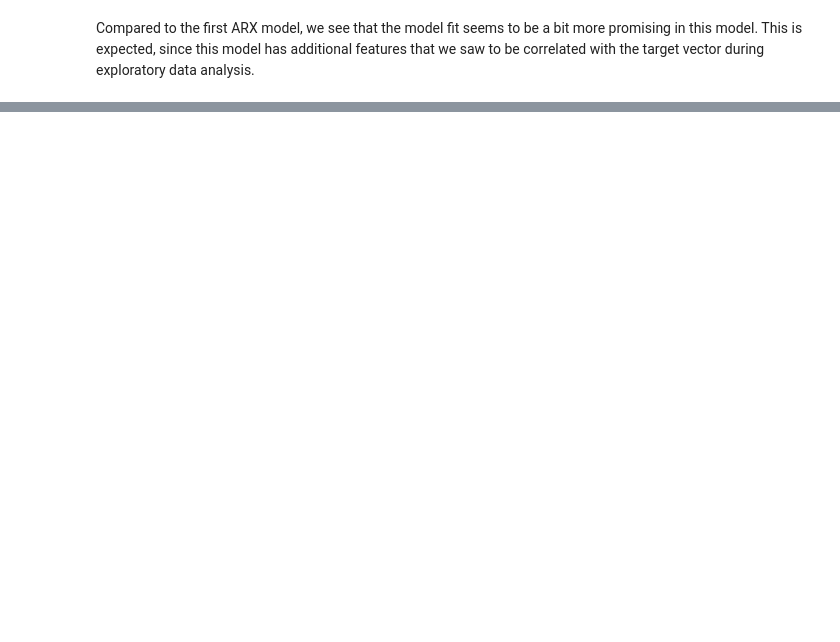
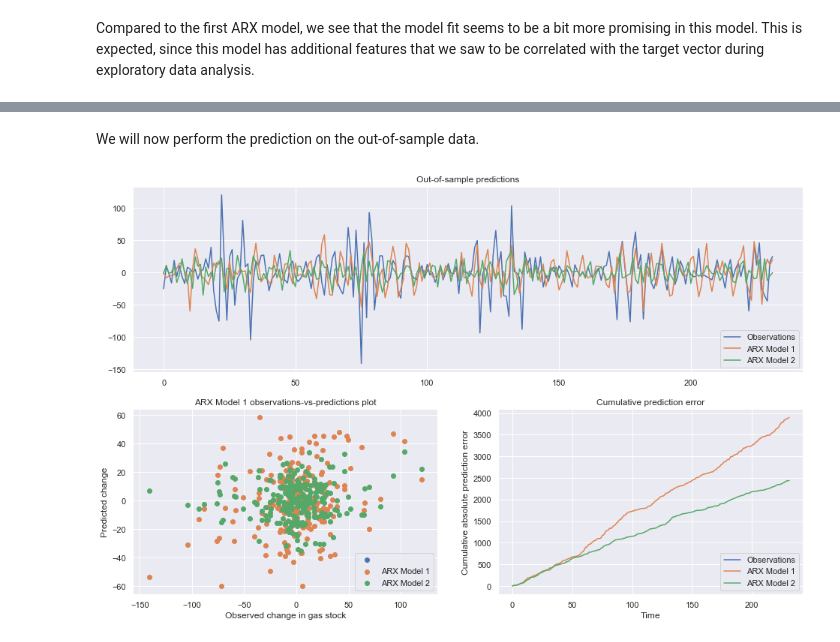
Before and after one commit to KurtButler/AMS520-Project, a Jupyter notebook: Notebooks/Linear Models - Gas.ipynb, the cells around one changed output, grey strips where cells are left out. Cells and saved outputs as stored; diff of their text form; code cells hidden in the pictures; blank space fills up the shorter version.

```diff
--- a/Notebooks/Linear Models - Gas.ipynb
+++ b/Notebooks/Linear Models - Gas.ipynb
@@ -276,0 +320,37 @@ We will do more rigourous discussion to compare models in the last notebook, but
+# %% [markdown]
+We will now perform the prediction on the out-of-sample data.
+# %%
+# Predict using the previously learned linear coefficients
+yp1 = Z1 @ linmdl[0]
+yp2 = Z2 @ linmdl2[0]
+
+# Let's plot the predictions and the results
+t = np.transpose(np.arange(0,y.shape[0]))
+plt.figure(figsize=(16, 10))
+plt.subplot(2,1,1)
+plt.plot(t,y,t,yp1, t,yp2)
+plt.legend(['Observations','ARX Model 1','ARX Model 2'], loc='lower right')
+plt.title('Out-of-sample predictions')
+
+
+# Scatterplot results
+plt.subplot(2,2,3)
+plt.scatter(0,0)
+plt.scatter(y,yp1)
+plt.scatter(y,yp2)
+plt.grid('on')
+plt.title('ARX Model 1 observations-vs-predictions plot')
+plt.xlabel('Observed change in gas stock')
+plt.ylabel('Predicted change')
+plt.legend(['','ARX Model 1','ARX Model 2'], loc='lower right')
+
+# Cumulative prediction errors
+plt.subplot(2,2,4)
+plt.plot(0,0,t,np.cumsum(np.abs(yp1)), t,np.cumsum(np.abs(yp2)))
+plt.legend(['Observations','ARX Model 1','ARX Model 2'], loc='lower right')
+plt.title('Cumulative prediction error')
+plt.xlabel('Time')
+plt.ylabel('Cumulative absolute prediction error')
+plt.show()
+# %% [output]
+[figure, added]
```
Also changed, not shown: parts of 8 cells of this notebook.
